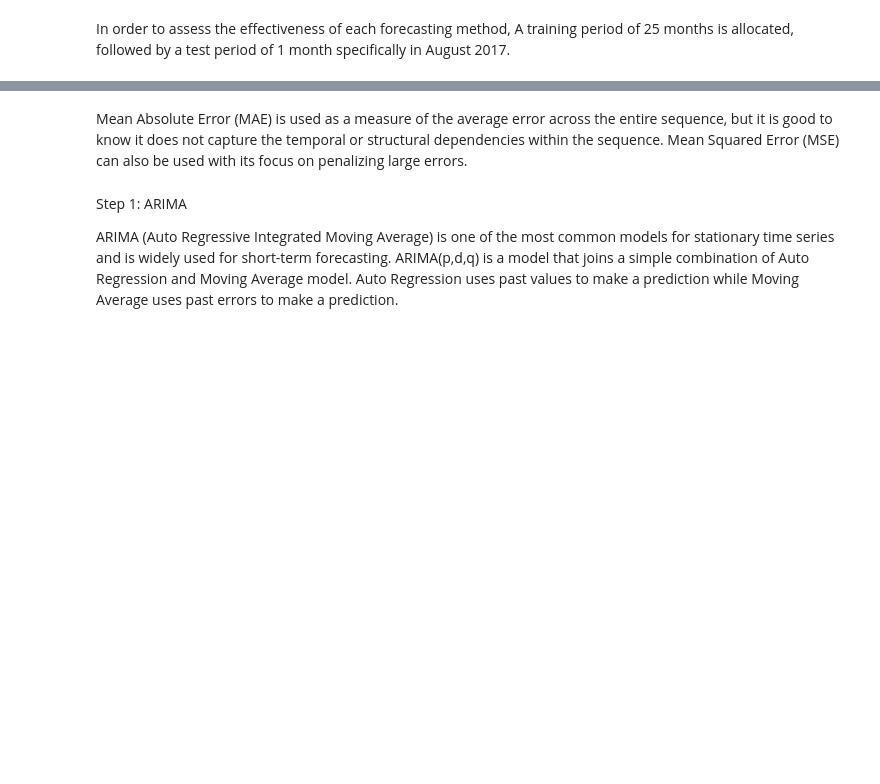
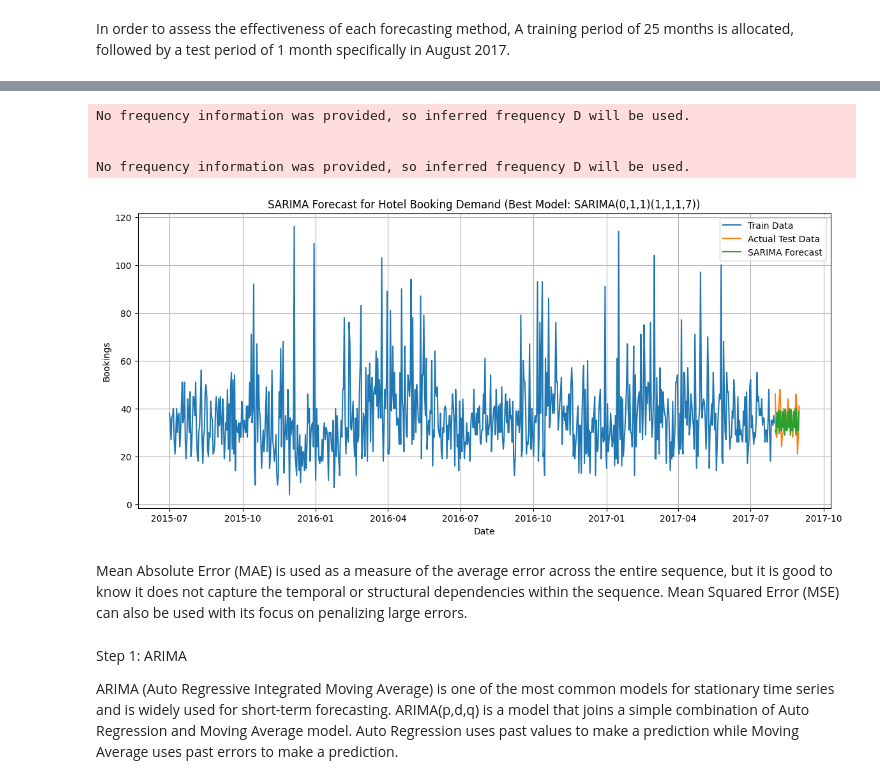
Before and after one commit to philipoladimeji/ITNPBD4-Portfolio, a Jupyter notebook: Time_Series_Analysis.ipynb, the cells around one changed output, grey strips where cells are left out. Drawn from its saved outputs; the diff is of its cells as text; code cells hidden in the pictures; blank space fills up the shorter version.

```diff
--- a/Time_Series_Analysis.ipynb
+++ b/Time_Series_Analysis.ipynb
@@ -331,0 +371,14 @@ test_df = t_df.loc[(t_df['ds']>='2017-08-01') & (t_df['ds']<'2017-09-01')]
+# %%
+train = train_df.copy()
+test = test_df.copy()
+
+#train.set_index('ds', inplace=True)
+#test.set_index('ds', inplace=True)
+# %%
+sarima_configs = {
+    "SARIMA(1,1,1)(1,1,1,7)": ((1,1,1), (1,1,1,7)),
+    "SARIMA(1,1,0)(1,1,1,7)": ((1,1,0), (1,1,1,7)),
+    "SARIMA(0,1,1)(1,1,1,7)": ((0,1,1), (1,1,1,7)),
+    "SARIMA(2,1,1)(1,1,1,7)": ((2,1,1), (1,1,1,7)),
+    "SARIMA(1,1,1)(0,1,1,7)": ((1,1,1), (0,1,1,7))
+}
@@ -332,3 +441,43 @@ test_df = t_df.loc[(t_df['ds']>='2017-08-01') & (t_df['ds']<'2017-09-01')]
+# %%
+import matplotlib.pyplot as plt
+import statsmodels.api as sm
+
+# Get the best model's order and seasonal_order
+best_order = best_model['Model'].split('(')[1].split(')')[0].split(',')
+best_order = tuple(map(int, best_order))
+best_seasonal_order_str = best_model['Model'].split('(')[2].split(')')[0].split(',')
+best_seasonal_order = tuple(map(int, best_seasonal_order_str))
+
+# Fit the best SARIMA model
+model = sm.tsa.statespace.SARIMAX(
+    train['y'],
+    order=best_order,
+    seasonal_order=best_seasonal_order,
+    enforce_stationarity=False,
+    enforce_invertibility=False
+)
+fitted_best_model = model.fit(disp=False)
+
+# Generate forecast
+forecast = fitted_best_model.forecast(steps=len(test))
+
+# Plot the results
+plt.figure(figsize=(14, 6))
+plt.plot(train.index, train['y'], label='Train Data')
+plt.plot(test.index, test['y'], label='Actual Test Data')
+plt.plot(test.index, forecast, label='SARIMA Forecast')
+plt.title(f"SARIMA Forecast for Hotel Booking Demand (Best Model: {best_model['Model']})")
+plt.xlabel('Date')
+plt.ylabel('Bookings')
+plt.legend()
+plt.grid(True)
+plt.show()
+# %% [output]
+No frequency information was provided, so inferred frequency D will be used.
+
+
+No frequency information was provided, so inferred frequency D will be used.
+[figure, added]
 # %% [markdown]
 Mean Absolute Error (MAE) is used as a measure of the average error across the entire sequence, but it is good to know it does not capture the temporal or structural dependencies within the sequence. Mean Squared Error (MSE) can also be used with its focus on penalizing large errors.
 # %% [markdown]
```
Also changed, not shown: parts of 64 cells of this notebook.
